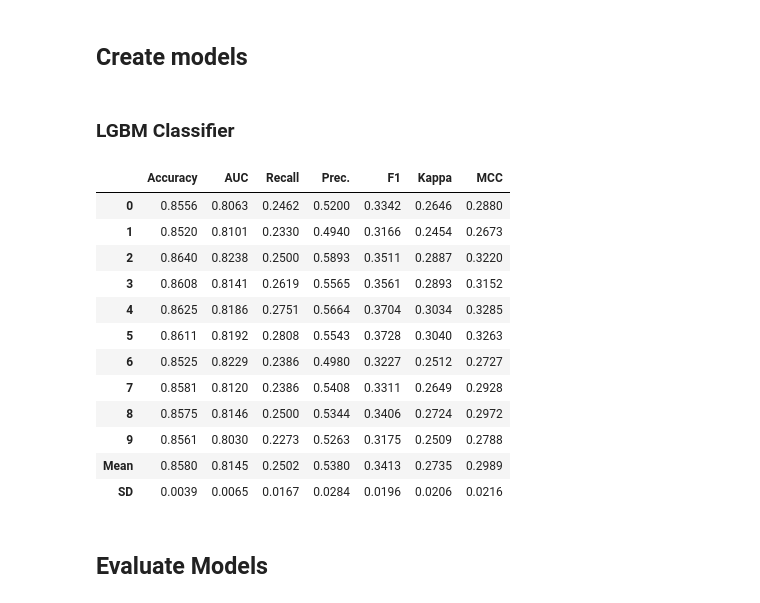
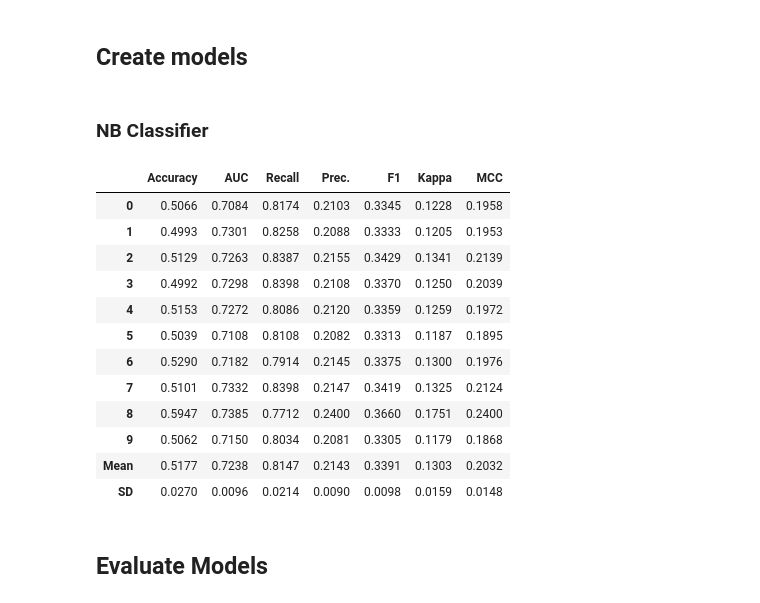
Before and after one commit to kipmadden/MortgageML, a Jupyter notebook: ML-Foreclo-Resolved-loanAge-EPOCH1-5pct-skinny.ipynb, the cells around one changed output. Saved outputs shown, nothing was run; the diff lists cells and outputs as text; code cells hidden in the pictures.

```diff
--- a/ML-Foreclo-Resolved-loanAge-EPOCH1-5pct-skinny.ipynb
+++ b/ML-Foreclo-Resolved-loanAge-EPOCH1-5pct-skinny.ipynb
@@ -380,23 +389,23 @@ IntProgress(value=0, description='Processing: ', max=176)
 # %% [markdown]
 ## Create models
 # %% [markdown]
-### LGBM Classifier
+### NB Classifier
 # %%
-lgbm = create_model('lightgbm', fold=10)
+nb = create_model('nb', fold=10)
 # %% [output]
 |  | Accuracy | AUC | Recall | Prec. | F1 | Kappa | MCC |
-| 0 | 0.8556 | 0.8063 | 0.2462 | 0.5200 | 0.3342 | 0.2646 | 0.2880 |
-| 1 | 0.8520 | 0.8101 | 0.2330 | 0.4940 | 0.3166 | 0.2454 | 0.2673 |
-| 2 | 0.8640 | 0.8238 | 0.2500 | 0.5893 | 0.3511 | 0.2887 | 0.3220 |
-| 3 | 0.8608 | 0.8141 | 0.2619 | 0.5565 | 0.3561 | 0.2893 | 0.3152 |
-| 4 | 0.8625 | 0.8186 | 0.2751 | 0.5664 | 0.3704 | 0.3034 | 0.3285 |
-| 5 | 0.8611 | 0.8192 | 0.2808 | 0.5543 | 0.3728 | 0.3040 | 0.3263 |
-| 6 | 0.8525 | 0.8229 | 0.2386 | 0.4980 | 0.3227 | 0.2512 | 0.2727 |
-| 7 | 0.8581 | 0.8120 | 0.2386 | 0.5408 | 0.3311 | 0.2649 | 0.2928 |
-| 8 | 0.8575 | 0.8146 | 0.2500 | 0.5344 | 0.3406 | 0.2724 | 0.2972 |
-| 9 | 0.8561 | 0.8030 | 0.2273 | 0.5263 | 0.3175 | 0.2509 | 0.2788 |
-| Mean | 0.8580 | 0.8145 | 0.2502 | 0.5380 | 0.3413 | 0.2735 | 0.2989 |
-| SD | 0.0039 | 0.0065 | 0.0167 | 0.0284 | 0.0196 | 0.0206 | 0.0216 |
+| 0 | 0.5066 | 0.7084 | 0.8174 | 0.2103 | 0.3345 | 0.1228 | 0.1958 |
+| 1 | 0.4993 | 0.7301 | 0.8258 | 0.2088 | 0.3333 | 0.1205 | 0.1953 |
+| 2 | 0.5129 | 0.7263 | 0.8387 | 0.2155 | 0.3429 | 0.1341 | 0.2139 |
+| 3 | 0.4992 | 0.7298 | 0.8398 | 0.2108 | 0.3370 | 0.1250 | 0.2039 |
+| 4 | 0.5153 | 0.7272 | 0.8086 | 0.2120 | 0.3359 | 0.1259 | 0.1972 |
+| 5 | 0.5039 | 0.7108 | 0.8108 | 0.2082 | 0.3313 | 0.1187 | 0.1895 |
+| 6 | 0.5290 | 0.7182 | 0.7914 | 0.2145 | 0.3375 | 0.1300 | 0.1976 |
+| 7 | 0.5101 | 0.7332 | 0.8398 | 0.2147 | 0.3419 | 0.1325 | 0.2124 |
+| 8 | 0.5947 | 0.7385 | 0.7712 | 0.2400 | 0.3660 | 0.1751 | 0.2400 |
+| 9 | 0.5062 | 0.7150 | 0.8034 | 0.2081 | 0.3305 | 0.1179 | 0.1868 |
+| Mean | 0.5177 | 0.7238 | 0.8147 | 0.2143 | 0.3391 | 0.1303 | 0.2032 |
+| SD | 0.0270 | 0.0096 | 0.0214 | 0.0090 | 0.0098 | 0.0159 | 0.0148 |
 # %% [markdown]
 ## Evaluate Models
 # %%
```
Also changed, not shown: parts of 45 cells of this notebook, 6 other files.
